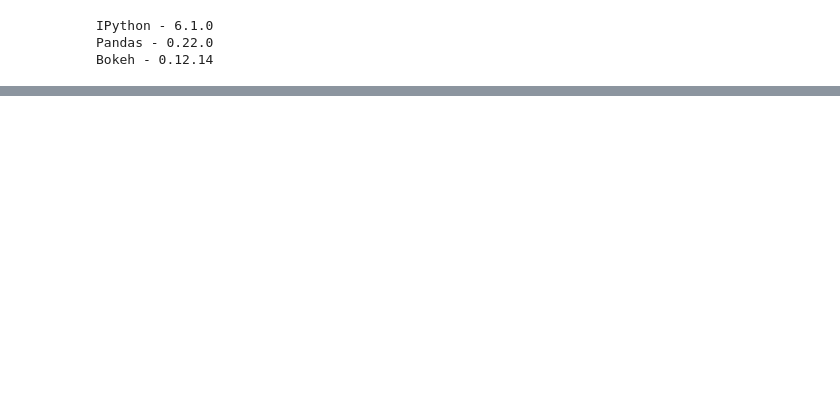
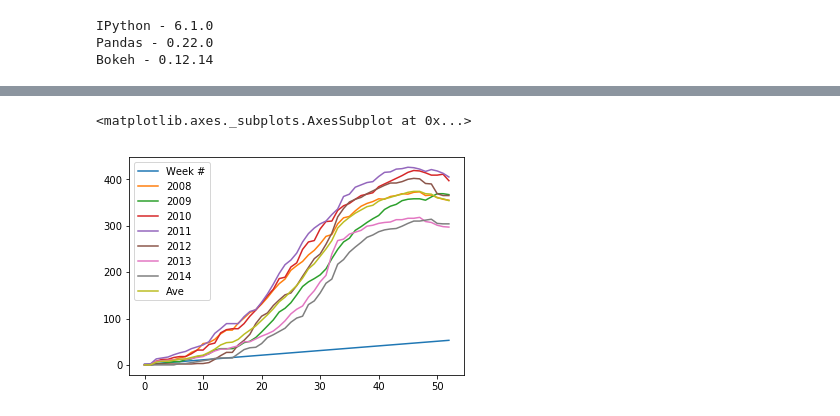
Before and after one commit to JeffWalton-PSC/Admissions, a Jupyter notebook: funnel/Bokeh_TestPlot.ipynb, the cells around one changed output, grey strips where cells are left out. Cells and saved outputs as stored; diff of their text form; code cells hidden in the pictures; blank space fills up the shorter version.

Commit message:
bokeh test plots ipynb

```diff
--- a/funnel/Bokeh_TestPlot.ipynb
+++ b/funnel/Bokeh_TestPlot.ipynb
@@ -35,3 +35,10 @@ show(p)
 # %% [output]
 [interactive output not drawn]
 [interactive output not drawn]
+# %%
+import matplotlib.pyplot as plt
+%matplotlib inline
+df.plot()
+# %% [output]
+<matplotlib.axes._subplots.AxesSubplot at 0x...>
+[figure, added]
```
Also changed, not shown: parts of 1 cell of this notebook, 1 other file.
